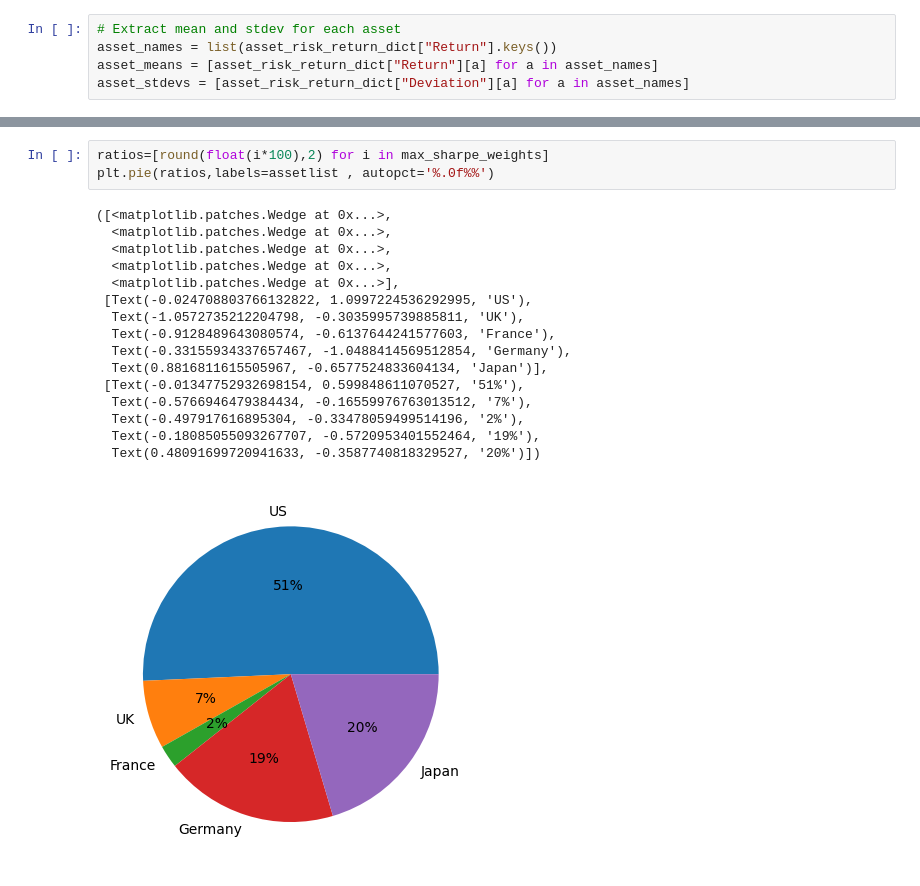
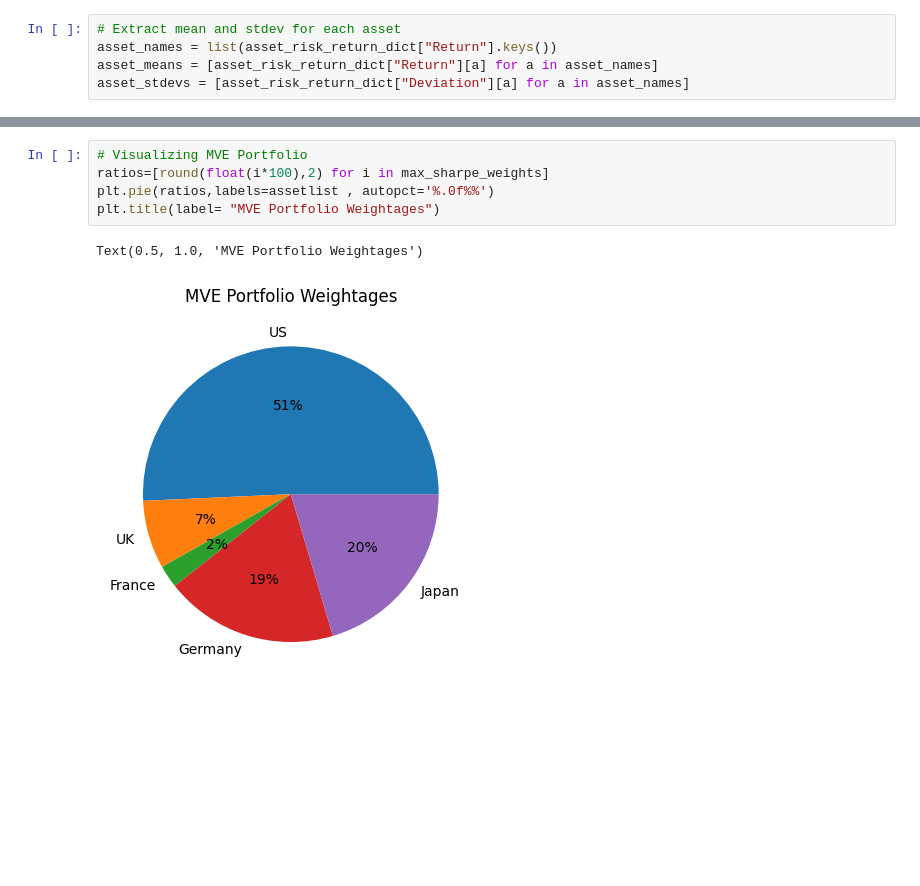
Before and after one commit to xizoo/Portfolio-Visualizer, a Jupyter notebook: resources/multi_asset_portfolio.ipynb, the cells around one changed output, grey strips where cells are left out. Saved outputs shown, nothing was run; the diff lists cells and outputs as text; blank space fills up the shorter version.

```diff
--- a/resources/multi_asset_portfolio.ipynb
+++ b/resources/multi_asset_portfolio.ipynb
@@ -251,20 +227,8 @@ plt.show()
 # %%
+# Visualizing MVE Portfolio
 ratios=[round(float(i*100),2) for i in max_sharpe_weights]
 plt.pie(ratios,labels=assetlist , autopct='%.0f%%')
+plt.title(label= "MVE Portfolio Weightages")
 # %% [output]
-([<matplotlib.patches.Wedge at 0x...>,
-  <matplotlib.patches.Wedge at 0x...>,
-  <matplotlib.patches.Wedge at 0x...>,
-  <matplotlib.patches.Wedge at 0x...>,
-  <matplotlib.patches.Wedge at 0x...>],
- [Text(-0.024708803766132822, 1.0997224536292995, 'US'),
-  Text(-1.0572735212204798, -0.3035995739885811, 'UK'),
-  Text(-0.9128489643080574, -0.6137644241577603, 'France'),
-  Text(-0.33155934337657467, -1.0488414569512854, 'Germany'),
-  Text(0.8816811615505967, -0.6577524833604134, 'Japan')],
- [Text(-0.01347752932698154, 0.599848611070527, '51%'),
-  Text(-0.5766946479384434, -0.16559976763013512, '7%'),
-  Text(-0.497917616895304, -0.33478059499514196, '2%'),
-  Text(-0.18085055093267707, -0.5720953401552464, '19%'),
-  Text(0.48091699720941633, -0.3587740818329527, '20%')])
+Text(0.5, 1.0, 'MVE Portfolio Weightages')
-[figure, old version]
+[figure, new version]
```
Also changed, not shown: parts of 14 cells of this notebook, 1 other file.
